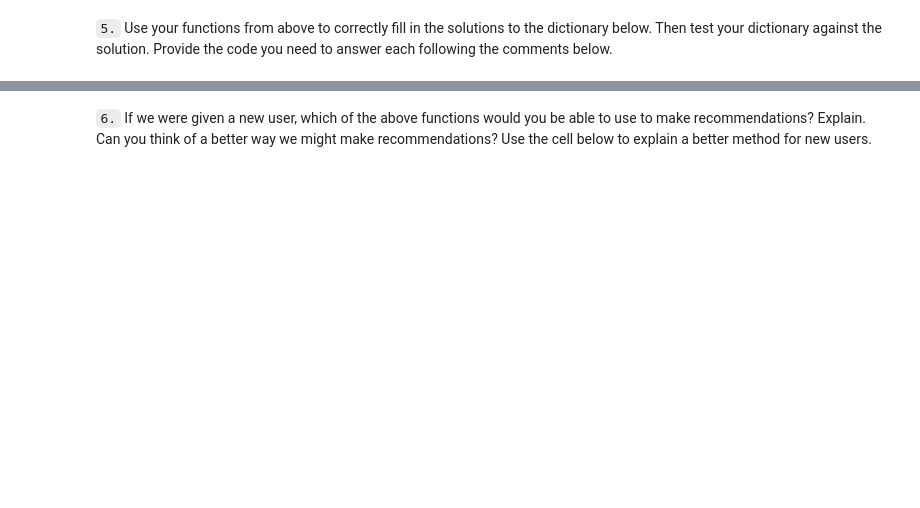
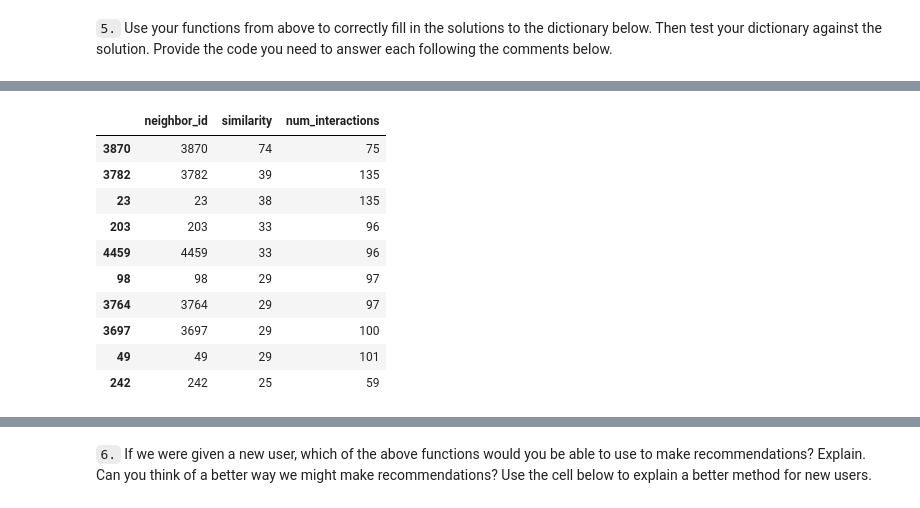
Before and after one commit to DavidFengAu/recommendations_with_ibm, a Jupyter notebook: Recommendations_with_IBM.ipynb, the cells around one changed output, grey strips where cells are left out. Saved outputs shown, nothing was run; the diff lists cells and outputs as text; code cells hidden in the pictures; blank space fills up the shorter version.

```diff
--- a/Recommendations_with_IBM.ipynb
+++ b/Recommendations_with_IBM.ipynb
@@ -477,7 +477,16 @@ def get_top_sorted_users(user_id, df=df, user_item=user_item):
 
     '''
     # Your code here
+    neighbors_df = pd.DataFrame(columns = ['neighbor_id', 'similarity', 'num_interactions'])
+    current_user_row = user_item[user_item.index == user_id]
 
+    for index, row in user_item.iterrows():
+        similarity = current_user_row.dot(user_item.loc[index].T).values[0]
+        num_interactions = row.values.sum()
+        neighbors_df.loc[index] = [index, similarity, num_interactions]
+
+    neighbors_df = neighbors_df.sort_values(['similarity', 'num_interactions'], ascending = [False, True])
+    neighbors_df = neighbors_df[neighbors_df.neighbor_id != user_id]
     return neighbors_df # Return the dataframe specified in the doc_string
 
 
@@ -505,6 +514,16 @@ def user_user_recs_part2(user_id, m=10):
 
     '''
     # Your code here
+    similar_user_ids = get_top_sorted_users(user_id).index.values.tolist()
+    recs = []
+
+    for user_id in similar_user_ids:
+        user_article_ids = get_user_articles(user_id)[0]
+        recs += [x for x in user_article_ids if x not in recs]
+
+    recs = [x for x in recs if x not in get_user_articles(user_id)][:m]
+
+    rec_names = get_article_names(recs)
 
     return recs, rec_names
 # %%
@@ -520,3 +554,17 @@ print(rec_names)
+# %%
+get_top_sorted_users(131).head(10)
+# %% [output]
+|  | neighbor_id | similarity | num_interactions |
+| 3870 | 3870 | 74 | 75 |
+| 3782 | 3782 | 39 | 135 |
+| 23 | 23 | 38 | 135 |
+| 203 | 203 | 33 | 96 |
+| 4459 | 4459 | 33 | 96 |
+| 98 | 98 | 29 | 97 |
+| 3764 | 3764 | 29 | 97 |
+| 3697 | 3697 | 29 | 100 |
+| 49 | 49 | 29 | 101 |
+| 242 | 242 | 25 | 59 |
 # %%
 ### Tests with a dictionary of results
 
```
Also changed, not shown: parts of 24 cells of this notebook, 1 other file.
